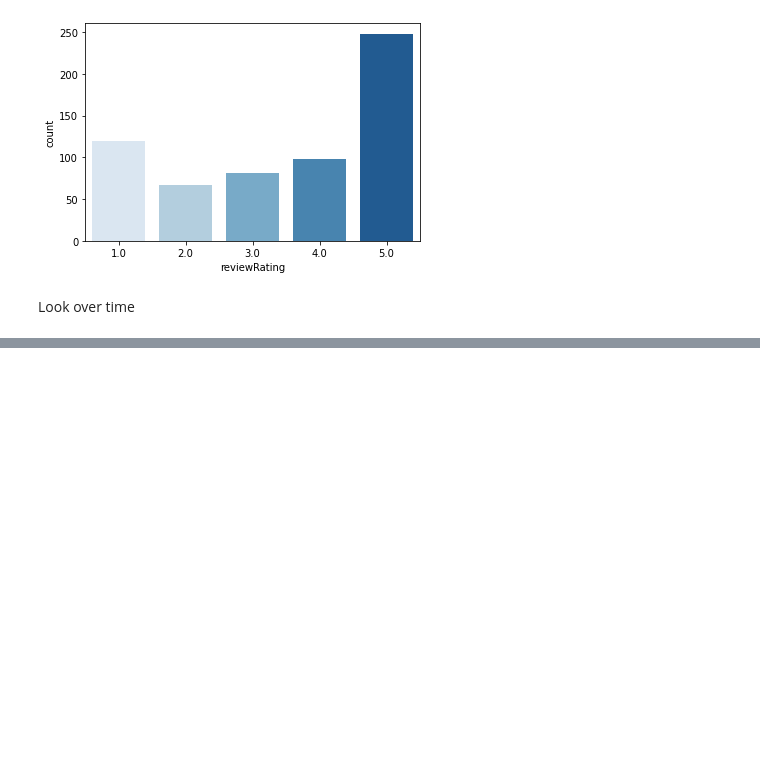
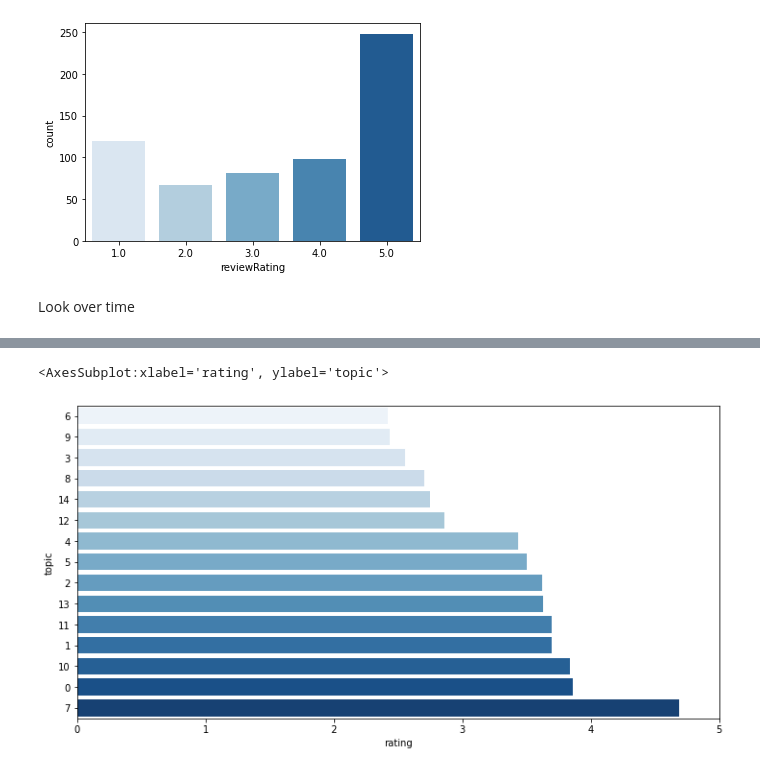
Before and after one commit to jack-cook-repo/reviews-tool, a Jupyter notebook: Big Easy CW Reviews.ipynb, the cells around one changed output, grey strips where cells are left out. Drawn from its saved outputs; the diff is of its cells as text; code cells hidden in the pictures; blank space fills up the shorter version.

```diff
--- a/Big Easy CW Reviews.ipynb
+++ b/Big Easy CW Reviews.ipynb
@@ -359,0 +439,4 @@ Visited with my associates after a long day DATE to enjoy a good meal and to my
+# %%
+list_of_list_of_tokens = [rev.split() for rev in df_big_easy_eng['review_clean']]
+dictionary_LDA = corpora.Dictionary(list_of_list_of_tokens)
+corpus = [dictionary_LDA.doc2bow(list_of_tokens) for list_of_tokens in list_of_list_of_tokens]
@@ -359,0 +451,4 @@ Visited with my associates after a long day DATE to enjoy a good meal and to my
+# %%
+for i,topic in lda_model.show_topics(formatted=True, num_topics=num_topics, num_words=10):
+    print(str(i)+": "+ topic)
+    print()
@@ -359,0 +475,19 @@ Visited with my associates after a long day DATE to enjoy a good meal and to my
+# %%
+df_big_easy_eng_r = df_big_easy_eng.reset_index(drop=True)
+
+sentiment_by_topic = []
+
+# For each corpus, get rating
+for idx, row in df_big_easy_eng_r.iterrows():
+
+    # Get topics relevant to that row. This returns list of tuples, where first tuple is first topic, and first item in tuple is the topic id
+    topic = lda_model[corpus[idx]][0][0]
+
+    # Get sentiment
+    sentiment = row['reviewRating']
+
+    if topic == 6:
+        print(sentiment, row['reviewBody'][:100], sep=' ** ')
+
+    # Append for first topic tagged
+    sentiment_by_topic.append([sentiment, topic])
@@ -359,0 +512,20 @@ Visited with my associates after a long day DATE to enjoy a good meal and to my
+# %%
+df_sentiment_by_topic = pd.DataFrame(data=sentiment_by_topic,
+                                     columns=['rating', 'topic'])
+
+df_sentiment_by_topic['topic'] = df_sentiment_by_topic['topic'].astype(str)
+
+#print(df_sentiment_by_topic['topic'].value_counts())
+
+
+plt.figure(figsize=(12,6))
+plt.xlim((0,5))
+
+# Collapse
+sns.barplot(data=df_sentiment_by_topic.groupby('topic')['rating'].mean().reset_index().sort_values(by='rating'),
+              y='topic',
+              x='rating',
+            palette='Blues')
+# %% [output]
+<AxesSubplot:xlabel='rating', ylabel='topic'>
+[figure, added]
```
Also changed, not shown: parts of 32 cells of this notebook, 1 other file.
